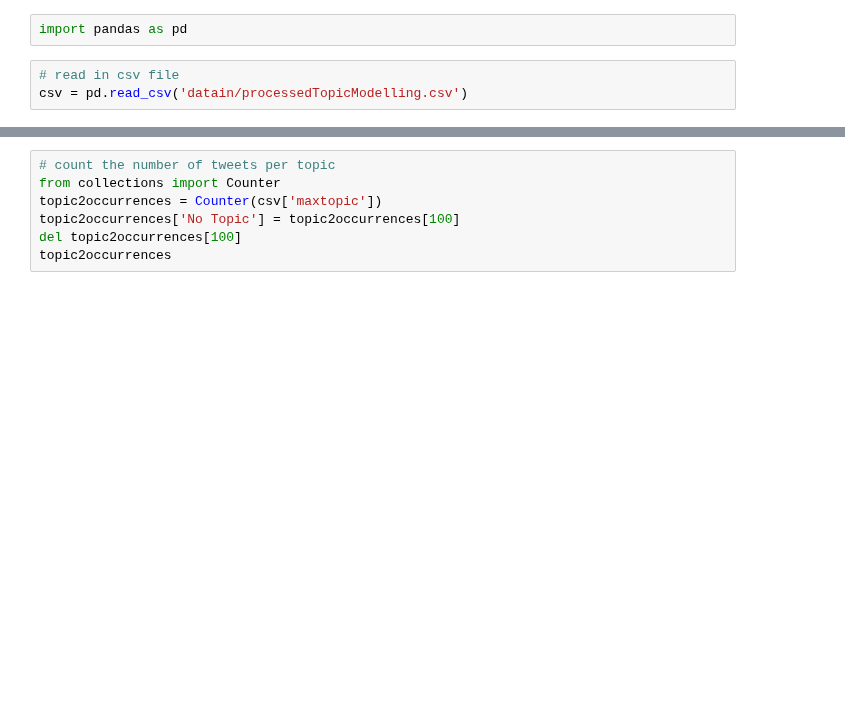
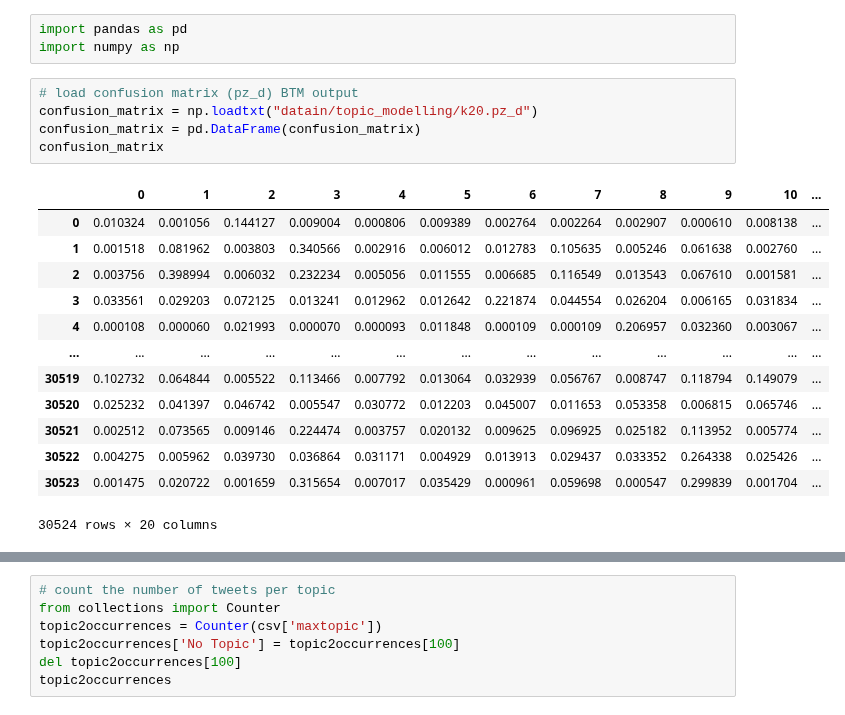
Before and after one commit to ginalamp/NFT_Twitter_Evolution, a Jupyter notebook: topic_modelling.ipynb, the cells around one changed output, grey strips where cells are left out. Drawn from its saved outputs; the diff is of its cells as text; blank space fills up the shorter version.

```diff
--- a/topic_modelling.ipynb
+++ b/topic_modelling.ipynb
@@ -4,5 +12,22 @@ Groups tweets with the same topic together
 # %%
 import pandas as pd
+import numpy as np
-# %%
-# read in csv file
-csv = pd.read_csv('datain/processedTopicModelling.csv')
+# %%
+# load confusion matrix (pz_d) BTM output
+confusion_matrix = np.loadtxt("datain/topic_modelling/k20.pz_d")
+confusion_matrix = pd.DataFrame(confusion_matrix)
+confusion_matrix
+# %% [output]
+|  | 0 | 1 | 2 | 3 | 4 | 5 | 6 | 7 | 8 | 9 | 10 | ... |
+| 0 | 0.010324 | 0.001056 | 0.144127 | 0.009004 | 0.000806 | 0.009389 | 0.002764 | 0.002264 | 0.002907 | 0.000610 | 0.008138 | ... |
+| 1 | 0.001518 | 0.081962 | 0.003803 | 0.340566 | 0.002916 | 0.006012 | 0.012783 | 0.105635 | 0.005246 | 0.061638 | 0.002760 | ... |
+| 2 | 0.003756 | 0.398994 | 0.006032 | 0.232234 | 0.005056 | 0.011555 | 0.006685 | 0.116549 | 0.013543 | 0.067610 | 0.001581 | ... |
+| 3 | 0.033561 | 0.029203 | 0.072125 | 0.013241 | 0.012962 | 0.012642 | 0.221874 | 0.044554 | 0.026204 | 0.006165 | 0.031834 | ... |
+| 4 | 0.000108 | 0.000060 | 0.021993 | 0.000070 | 0.000093 | 0.011848 | 0.000109 | 0.000109 | 0.206957 | 0.032360 | 0.003067 | ... |
+| ... | ... | ... | ... | ... | ... | ... | ... | ... | ... | ... | ... | ... |
+| 30519 | 0.102732 | 0.064844 | 0.005522 | 0.113466 | 0.007792 | 0.013064 | 0.032939 | 0.056767 | 0.008747 | 0.118794 | 0.149079 | ... |
+| 30520 | 0.025232 | 0.041397 | 0.046742 | 0.005547 | 0.030772 | 0.012203 | 0.045007 | 0.011653 | 0.053358 | 0.006815 | 0.065746 | ... |
+| 30521 | 0.002512 | 0.073565 | 0.009146 | 0.224474 | 0.003757 | 0.020132 | 0.009625 | 0.096925 | 0.025182 | 0.113952 | 0.005774 | ... |
+| 30522 | 0.004275 | 0.005962 | 0.039730 | 0.036864 | 0.031171 | 0.004929 | 0.013913 | 0.029437 | 0.033352 | 0.264338 | 0.025426 | ... |
+| 30523 | 0.001475 | 0.020722 | 0.001659 | 0.315654 | 0.007017 | 0.035429 | 0.000961 | 0.059698 | 0.000547 | 0.299839 | 0.001704 | ... |
+30524 rows × 20 columns
```
Also changed, not shown: parts of 17 cells of this notebook, 4 other files.
